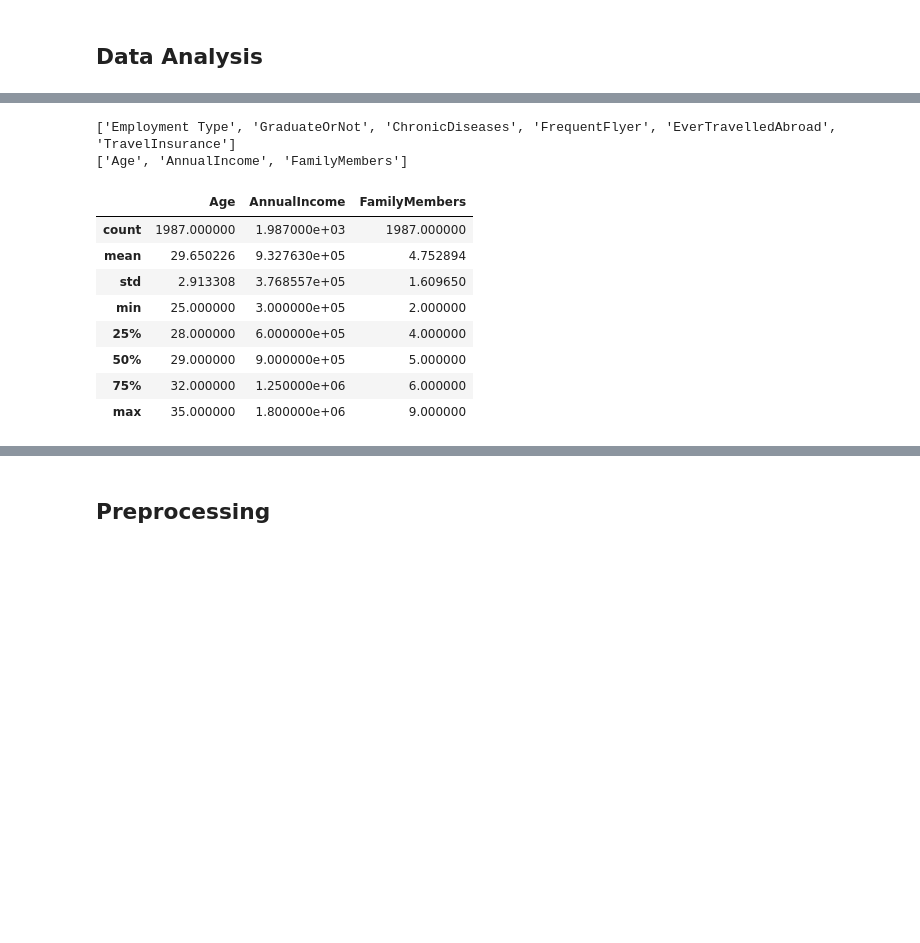
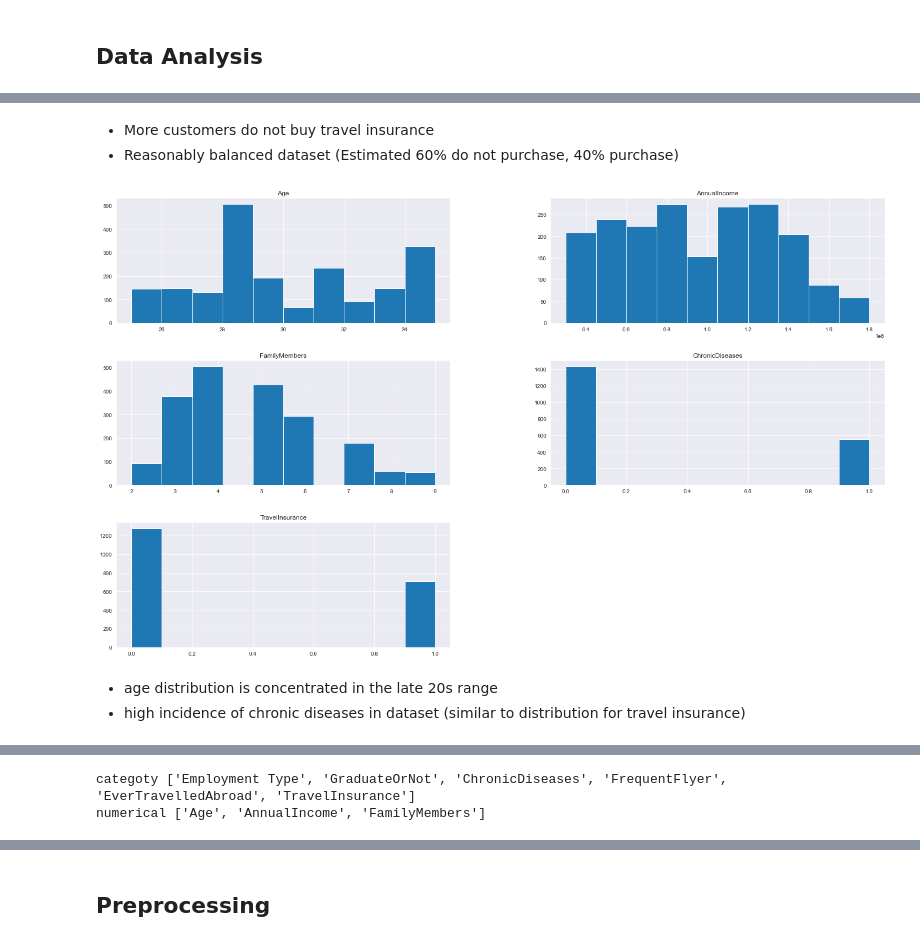
Before and after one commit to PhungThien63f/TravelInsurancePredictionData, a Jupyter notebook: Travel Insurance Prediction Data.ipynb, the cells around one changed output, grey strips where cells are left out. Drawn from its saved outputs; the diff is of its cells as text; code cells hidden in the pictures; blank space fills up the shorter version.

```diff
--- a/Travel Insurance Prediction Data.ipynb
+++ b/Travel Insurance Prediction Data.ipynb
@@ -76,3 +103,16 @@ df
+# %% [markdown]
+- More customers do not buy travel insurance
+- Reasonably balanced dataset (Estimated 60% do not purchase, 40% purchase)
+# %%
+#see distribution of all variables
+
+df.hist(figsize=(25,15))
+plt.show()
+# %% [output]
+[figure, added]
+# %% [markdown]
+- age distribution is concentrated in the late 20s range
+- high incidence of chronic diseases in dataset (similar to distribution for travel insurance)
 # %%
 df["ChronicDiseases"].replace([0,1],['No','Yes'], inplace = True)
 df["TravelInsurance"].replace([0,1],['not purchased','purchased'],inplace = True)
@@ -88,23 +128,11 @@ df.head()
 # Get categorical columns and numerical columns
 categorical_cols = [feature for feature in df.columns if df[feature].dtype == "object"]
 numerical_cols = [feature for feature in df.columns if df[feature].dtype != "object"]
-print(categorical_cols)
-print(numerical_cols)
+print("categoty", categorical_cols)
+print("numerical",numerical_cols)
 # %% [output]
-['Employment Type', 'GraduateOrNot', 'ChronicDiseases', 'FrequentFlyer', 'EverTravelledAbroad', 'TravelInsurance']
-['Age', 'AnnualIncome', 'FamilyMembers']
+categoty ['Employment Type', 'GraduateOrNot', 'ChronicDiseases', 'FrequentFlyer', 'EverTravelledAbroad', 'TravelInsurance']
+numerical ['Age', 'AnnualIncome', 'FamilyMembers']
-# %%
-df.describe()
-# %% [output]
-|  | Age | AnnualIncome | FamilyMembers |
-| count | 1987.000000 | 1.987000e+03 | 1987.000000 |
-| mean | 29.650226 | 9.327630e+05 | 4.752894 |
-| std | 2.913308 | 3.768557e+05 | 1.609650 |
-| min | 25.000000 | 3.000000e+05 | 2.000000 |
-| 25% | 28.000000 | 6.000000e+05 | 4.000000 |
-| 50% | 29.000000 | 9.000000e+05 | 5.000000 |
-| 75% | 32.000000 | 1.250000e+06 | 6.000000 |
-| max | 35.000000 | 1.800000e+06 | 9.000000 |
 # %%
 fig, axes=plt.subplots(len(numerical_cols), 1, figsize=(14, 2*len(numerical_cols)),sharex=False,sharey=False)
 
```
Also changed, not shown: parts of 23 cells of this notebook.
